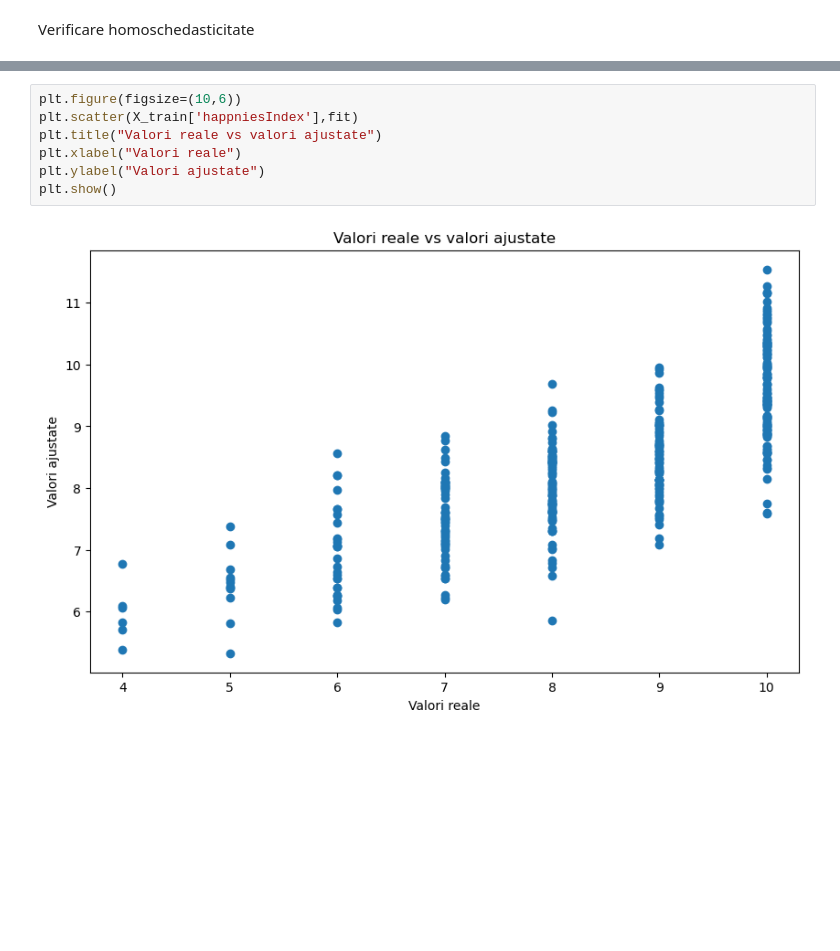
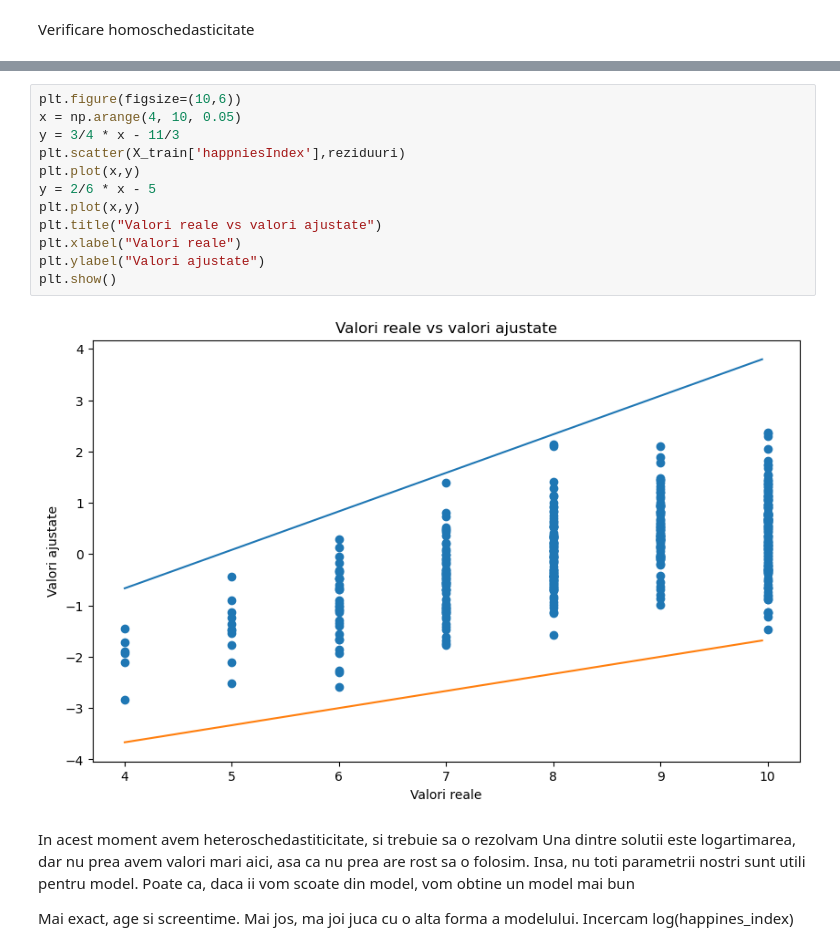
Before and after one commit to srvalex/Econometrie, a Jupyter notebook: Model1.ipynb, the cells around one changed output, grey strips where cells are left out. Drawn from its saved outputs; the diff is of its cells as text; blank space fills up the shorter version.

```diff
--- a/Model1.ipynb
+++ b/Model1.ipynb
@@ -262,9 +293,19 @@ plt.show()
 # %%
 plt.figure(figsize=(10,6))
-plt.scatter(X_train['happniesIndex'],fit)
+x = np.arange(4, 10, 0.05)
+y = 3/4 * x - 11/3
+plt.scatter(X_train['happniesIndex'],reziduuri)
+plt.plot(x,y)
+y = 2/6 * x - 5
+plt.plot(x,y)
 plt.title("Valori reale vs valori ajustate")
 plt.xlabel("Valori reale")
 plt.ylabel("Valori ajustate")
 plt.show()
 # %% [output]
-[figure, old version]
+[figure, new version]
+# %% [markdown]
+In acest moment avem heteroschedastiticitate, si trebuie sa o rezolvam
+Una dintre solutii este logartimarea, dar nu prea avem valori mari aici, asa ca nu prea are rost sa o folosim. Insa, nu toti parametrii nostri sunt utili pentru model. Poate ca, daca ii vom scoate din model, vom obtine un model mai bun
+
+Mai exact, age si screentime. Mai jos, ma joi juca cu o alta forma a modelului. Incercam log(happines_index)
```
Also changed, not shown: parts of 27 cells of this notebook, 3 other files.
